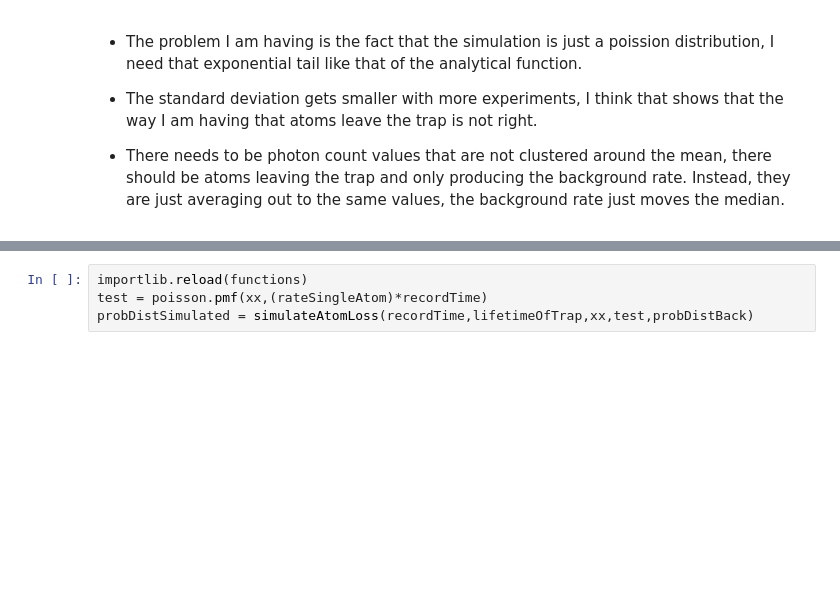
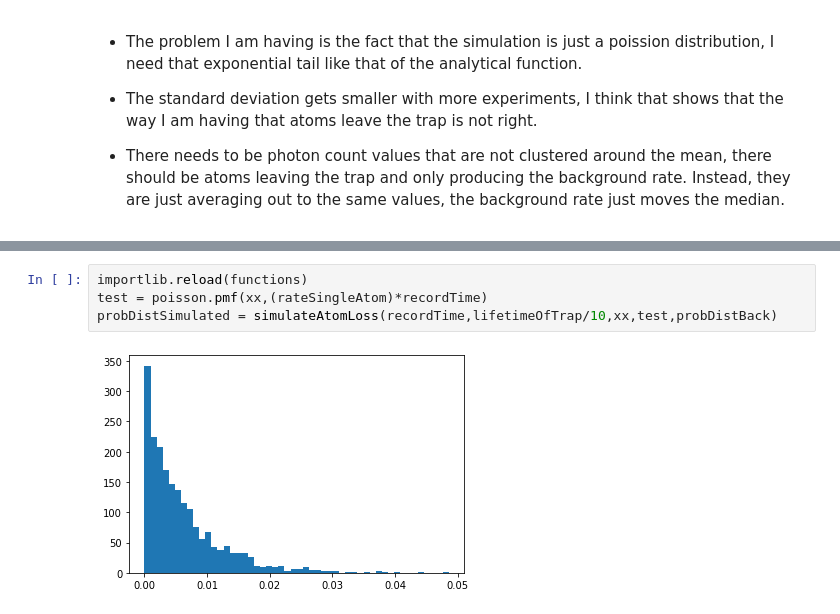
Before and after one commit to bpnordin/PhotonCount, a Jupyter notebook: Test.ipynb, the cells around one changed output, grey strips where cells are left out. Saved outputs shown, nothing was run; the diff lists cells and outputs as text; blank space fills up the shorter version.

```diff
--- a/Test.ipynb
+++ b/Test.ipynb
@@ -95,7 +99,9 @@ def simulateAtomLoss(recordTime,trapLifetime,xx,probDistSingle,probDistBack,tota
 # %%
 importlib.reload(functions)
 test = poisson.pmf(xx,(rateSingleAtom)*recordTime)
-probDistSimulated = simulateAtomLoss(recordTime,lifetimeOfTrap,xx,test,probDistBack)
+probDistSimulated = simulateAtomLoss(recordTime,lifetimeOfTrap/10,xx,test,probDistBack)
+# %% [output]
+[figure, added]
 # %%
 importlib.reload(functions)
 
```
Also changed, not shown: parts of 2 cells of this notebook.
